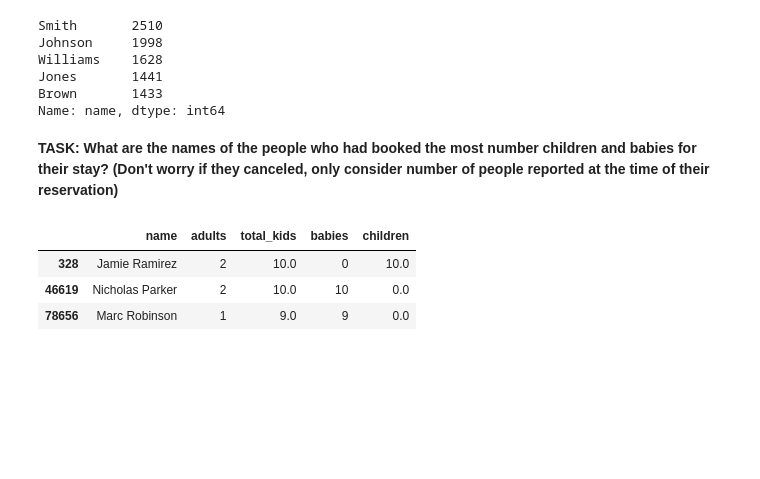
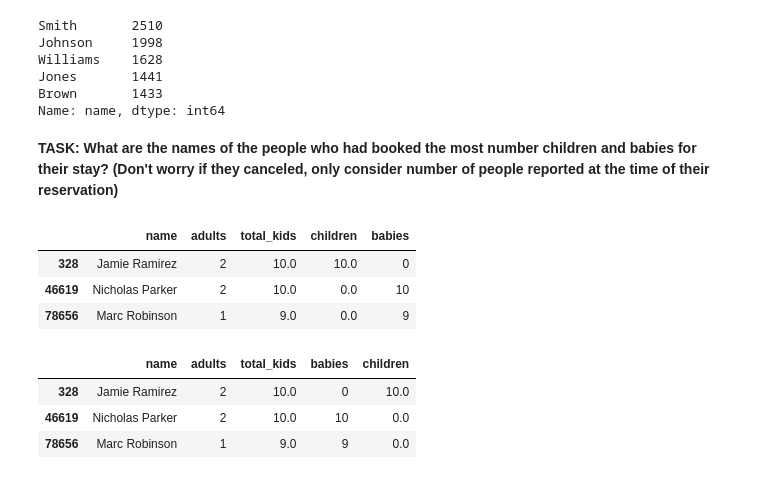
Before and after one commit to abrook83/early_python, a Jupyter notebook: Machine Learning/Masterclass Notes/03-Pandas/11-Pandas-Project-Exercise .ipynb, the cells around one changed output. Drawn from its saved outputs; the diff is of its cells as text; code cells hidden in the pictures; blank space fills up the shorter version.

```diff
--- a/Machine Learning/Masterclass Notes/03-Pandas/11-Pandas-Project-Exercise .ipynb
+++ b/Machine Learning/Masterclass Notes/03-Pandas/11-Pandas-Project-Exercise .ipynb
@@ -219,3 +242,11 @@ Name: name, dtype: int64
+# %%
+hotels['total_kids'] = hotels['children'] + hotels['babies']
+hotels[['name','adults','total_kids','children','babies']].nlargest(3,'total_kids')
+# %% [output]
+|  | name | adults | total_kids | children | babies |
+| 328 | Jamie Ramirez | 2 | 10.0 | 10.0 | 0 |
+| 46619 | Nicholas Parker | 2 | 10.0 | 0.0 | 10 |
+| 78656 | Marc Robinson | 1 | 9.0 | 0.0 | 9 |
 # %%
 # %% [output]
 |  | name | adults | total_kids | babies | children |
```
Also changed, not shown: parts of 22 cells of this notebook.
